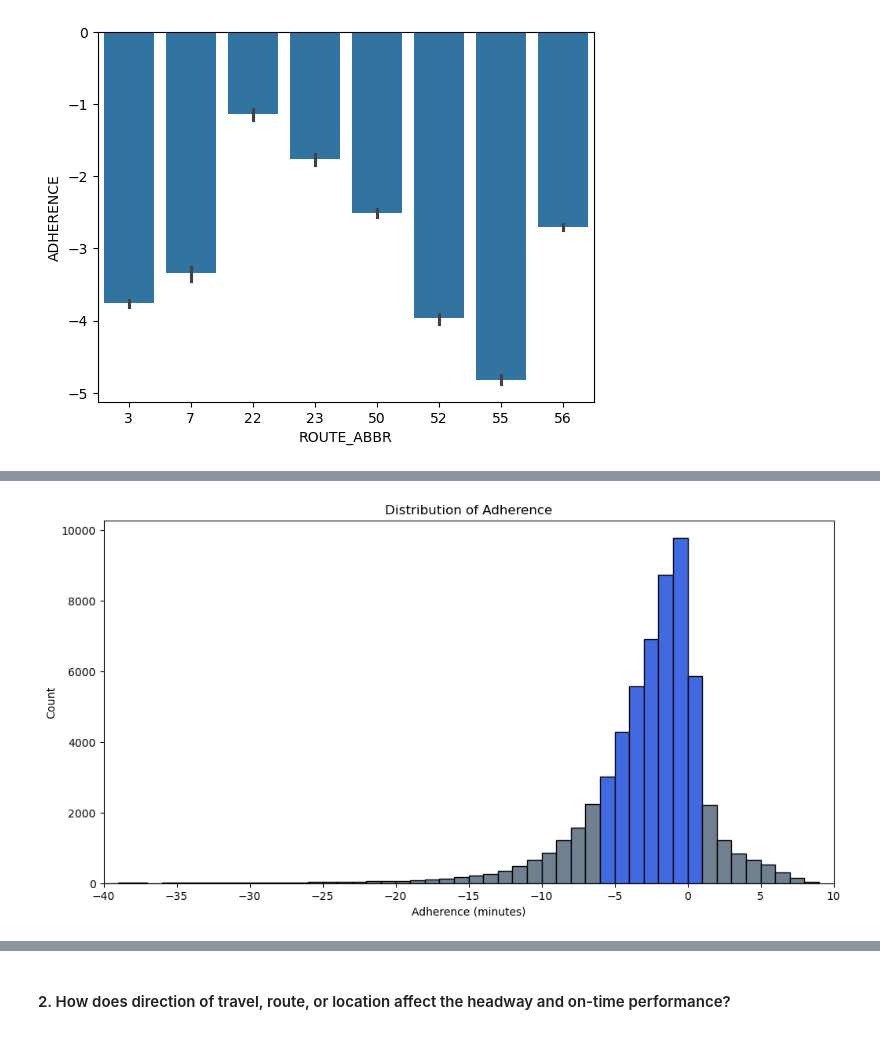
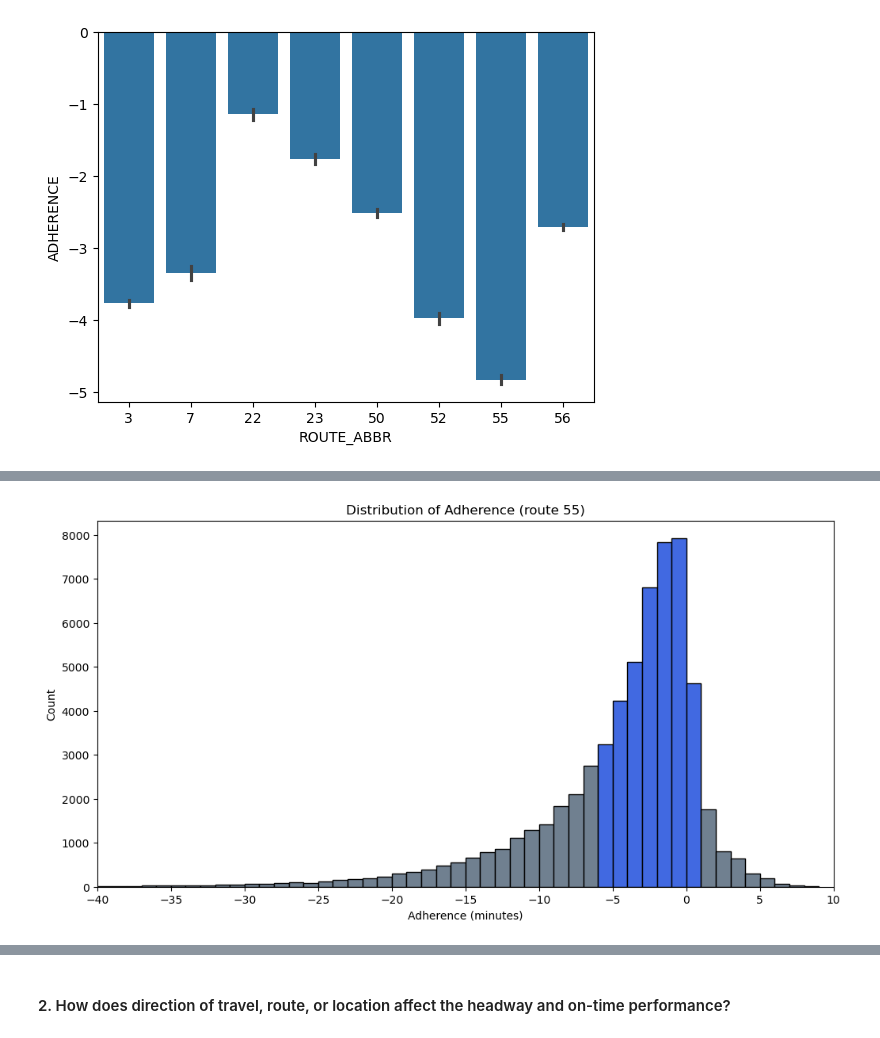
Before and after one commit to NSS-Data-Analytics-Cohort-12/wego-python-da12-javascript-express, a Jupyter notebook: notebooks/wego_ryanhartman.ipynb, the cells around one changed output, grey strips where cells are left out. Saved outputs shown, nothing was run; the diff lists cells and outputs as text; code cells hidden in the pictures.

```diff
--- a/notebooks/wego_ryanhartman.ipynb
+++ b/notebooks/wego_ryanhartman.ipynb
@@ -79,13 +55,0 @@ SyntaxError: illegal target for annotation (3964872748.py, line 3)
-# %%
-'''
-ax = sns.histplot(data=wego, x='ADHERENCE', bins=800)
-for patch in ax.patches:
-    height = patch.get_height()
-    if height > 0:  # Add labels only to non-zero bins
-        ax.text(patch.get_x() + patch.get_width() / 2,  # X position
-                height,  # Y position
-                int(height),  # Label text (convert count to int)
-                ha='center', va='bottom')  # Center the text
-plt.xlim(-40, 10)
-plt.show()
-'''
@@ -94,12 +55,0 @@ plt.show()
-# %%
-'''
-plt.figure(figsize=(12, 6))  # Adjust the size as needed, e.g., 10 inches wide, 6 inches tall
-time_bins = np.arange(-40, 10, 1)  # Creates bins from -40 to 10 in intervals of 1 min
-ax = sns.histplot(data=wego, x='ADHERENCE', bins=time_bins, hue=wego['ADJUSTED_ONTIME_COUNT'])
-
-plt.xlim(-40, 10)
-plt.title('Distribution of Adherence')
-plt.xlabel('Adherence (minutes)')
-plt.ylabel('Count')
-plt.show()
-'''
@@ -108,5 +66,5 @@ plt.show()
 # %%
-def plot_distribution(data):
+def plot_distribution(data, title):
     plt.figure(figsize=(12, 6))
     time_bins = np.arange(-40, 10, 1)  # Creates bins from -40 to 10 in intervals of 1 min
     ax = sns.histplot(data=data, x='ADHERENCE', bins=time_bins, color='gray')
@@ -124,7 +82,7 @@ def plot_distribution(data):
             patch.set_facecolor('royalblue')  # Default color for bins in between
 
     plt.xlim(-40, 10)
-    plt.title('Distribution of Adherence')
+    plt.title(f'Distribution of Adherence ({title})')
     plt.xlabel('Adherence (minutes)')
     plt.ylabel('Count')
     tick_locations = np.arange(-40, 11, 5)  # Set tick marks every 1 unit from -40 to 10
@@ -133,5 +121,5 @@ def plot_distribution(data):
 # %%
-route_56 = wego[wego['ROUTE_ABBR'] == 56]
-plot_distribution(route_56)
+route_55 = wego[wego['ROUTE_ABBR'] == 55]
+plot_distribution(route_55, 'route 55')
 # %% [output]
-[figure, old version]
+[figure, new version]
```
Also changed, not shown: parts of 36 cells of this notebook.
